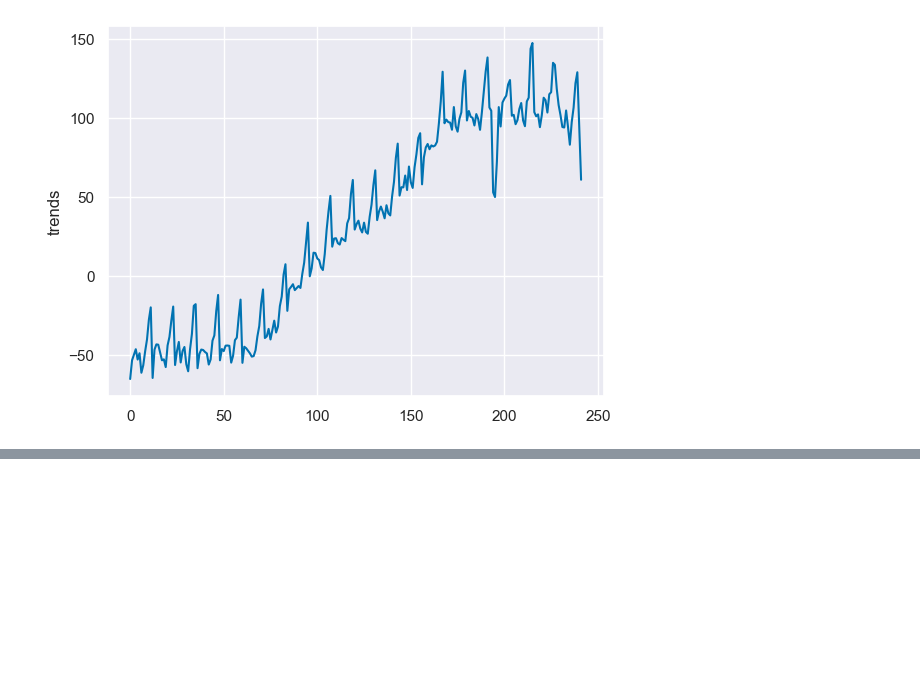
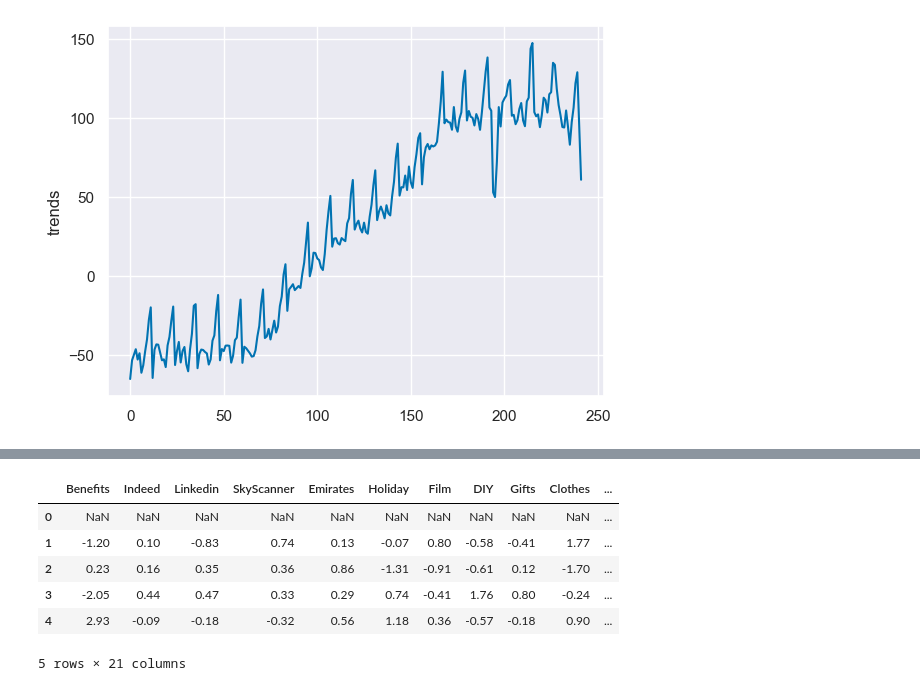
Before and after one commit to aycannon/diss, a Jupyter notebook: Pillar 2/google_trends.ipynb, the cells around one changed output, grey strips where cells are left out. Drawn from its saved outputs; the diff is of its cells as text; code cells hidden in the pictures; blank space fills up the shorter version.

```diff
--- a/Pillar 2/google_trends.ipynb
+++ b/Pillar 2/google_trends.ipynb
@@ -77,0 +86,15 @@ sns.lineplot(gt_w['trends'])
+# %%
+for col in std_new.columns:
+    if col.startswith('std_resid_'):
+        new_col_name = col.split('_')[2]  # Extract the variable name
+        std_new.rename(columns={col: new_col_name}, inplace=True)
+
+std_new.head()
+# %% [output]
+|  | Benefits | Indeed | Linkedin | SkyScanner | Emirates | Holiday | Film | DIY | Gifts | Clothes | ... |
+| 0 | NaN | NaN | NaN | NaN | NaN | NaN | NaN | NaN | NaN | NaN | ... |
+| 1 | -1.20 | 0.10 | -0.83 | 0.74 | 0.13 | -0.07 | 0.80 | -0.58 | -0.41 | 1.77 | ... |
+| 2 | 0.23 | 0.16 | 0.35 | 0.36 | 0.86 | -1.31 | -0.91 | -0.61 | 0.12 | -1.70 | ... |
+| 3 | -2.05 | 0.44 | 0.47 | 0.33 | 0.29 | 0.74 | -0.41 | 1.76 | 0.80 | -0.24 | ... |
+| 4 | 2.93 | -0.09 | -0.18 | -0.32 | 0.56 | 1.18 | 0.36 | -0.57 | -0.18 | 0.90 | ... |
+5 rows × 21 columns
```
Also changed, not shown: parts of 6 cells of this notebook.
